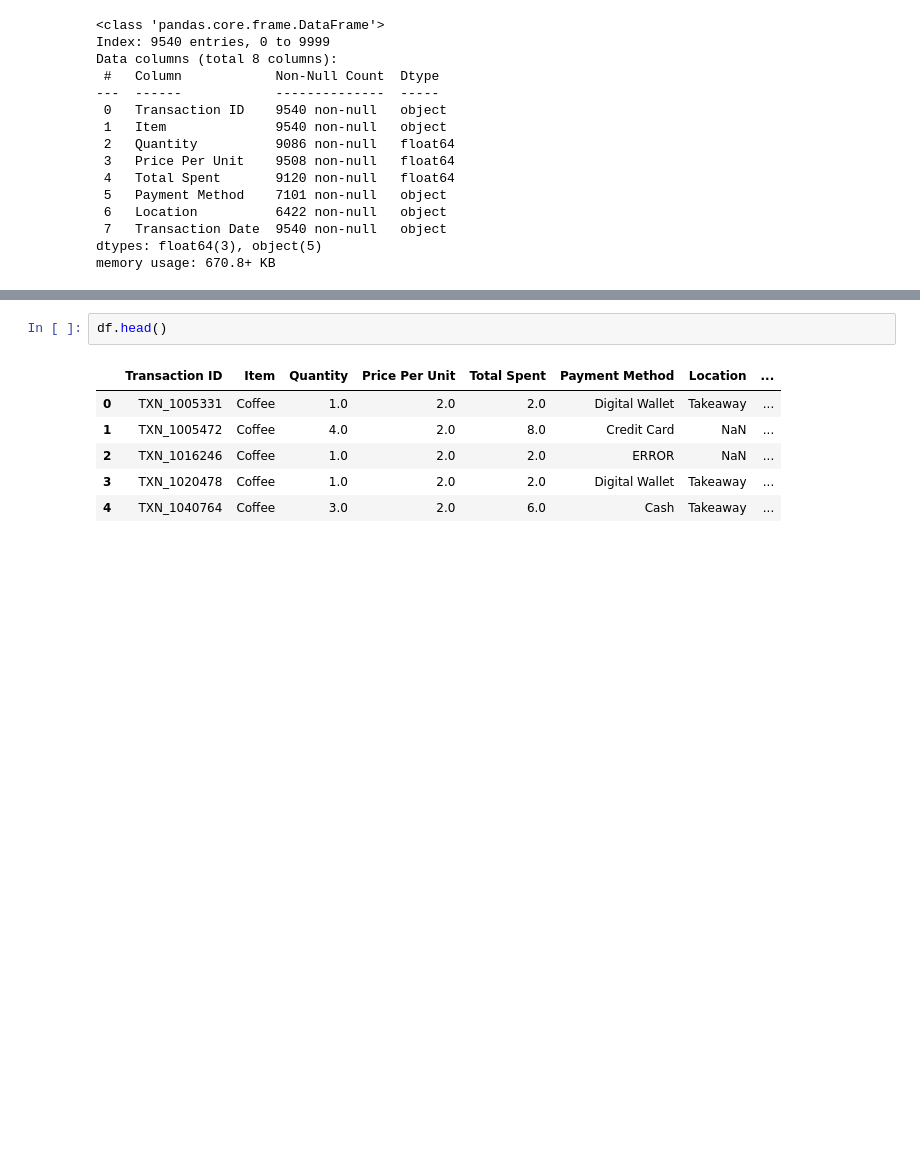
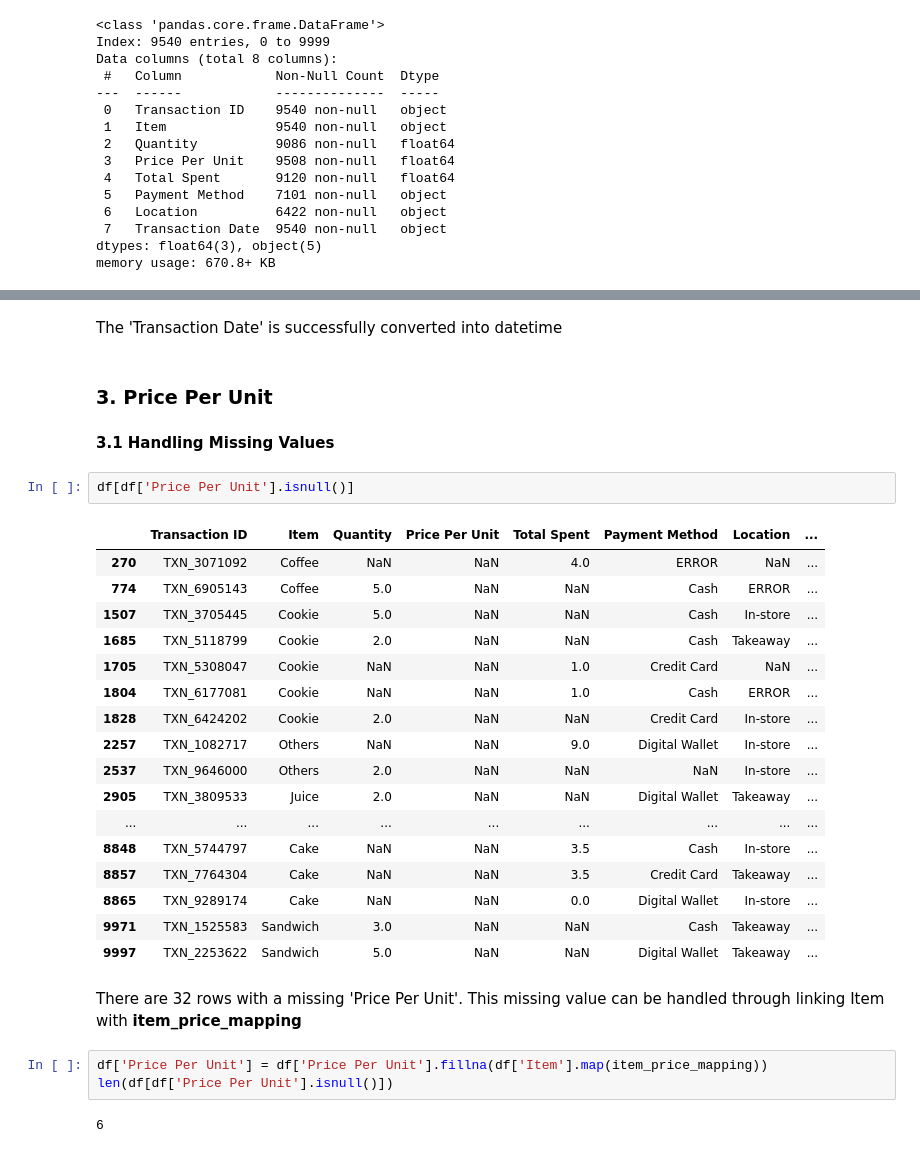
Before and after one commit to jeeenss/Data-Analysis-with-Python, a Jupyter notebook: Cafe_Sales/cafe_sales_analysis.ipynb, the cells around one changed output, grey strips where cells are left out. Drawn from its saved outputs; the diff is of its cells as text; blank space fills up the shorter version.

Commit message:
added data cleansing code on Transaction Date, Price Per Unit, Quantity, and Total Spent

```diff
--- a/Cafe_Sales/cafe_sales_analysis.ipynb
+++ b/Cafe_Sales/cafe_sales_analysis.ipynb
@@ -520,9 +536,33 @@ df.info()
-# %%
-df.head()
-# %% [output]
-|  | Transaction ID | Item | Quantity | Price Per Unit | Total Spent | Payment Method | Location | ... |
-| 0 | TXN_1005331 | Coffee | 1.0 | 2.0 | 2.0 | Digital Wallet | Takeaway | ... |
-| 1 | TXN_1005472 | Coffee | 4.0 | 2.0 | 8.0 | Credit Card | NaN | ... |
-| 2 | TXN_1016246 | Coffee | 1.0 | 2.0 | 2.0 | ERROR | NaN | ... |
-| 3 | TXN_1020478 | Coffee | 1.0 | 2.0 | 2.0 | Digital Wallet | Takeaway | ... |
-| 4 | TXN_1040764 | Coffee | 3.0 | 2.0 | 6.0 | Cash | Takeaway | ... |
+# %% [markdown]
+The 'Transaction Date' is successfully converted into datetime
+# %% [markdown]
+### 3. Price Per Unit ###
+# %% [markdown]
+**3.1 Handling Missing Values**
+# %%
+df[df['Price Per Unit'].isnull()]
+# %% [output]
+|  | Transaction ID | Item | Quantity | Price Per Unit | Total Spent | Payment Method | Location | ... |
+| 270 | TXN_3071092 | Coffee | NaN | NaN | 4.0 | ERROR | NaN | ... |
+| 774 | TXN_6905143 | Coffee | 5.0 | NaN | NaN | Cash | ERROR | ... |
+| 1507 | TXN_3705445 | Cookie | 5.0 | NaN | NaN | Cash | In-store | ... |
+| 1685 | TXN_5118799 | Cookie | 2.0 | NaN | NaN | Cash | Takeaway | ... |
+| 1705 | TXN_5308047 | Cookie | NaN | NaN | 1.0 | Credit Card | NaN | ... |
+| 1804 | TXN_6177081 | Cookie | NaN | NaN | 1.0 | Cash | ERROR | ... |
+| 1828 | TXN_6424202 | Cookie | 2.0 | NaN | NaN | Credit Card | In-store | ... |
+| 2257 | TXN_1082717 | Others | NaN | NaN | 9.0 | Digital Wallet | In-store | ... |
+| 2537 | TXN_9646000 | Others | 2.0 | NaN | NaN | NaN | In-store | ... |
+| 2905 | TXN_3809533 | Juice | 2.0 | NaN | NaN | Digital Wallet | Takeaway | ... |
+| ... | ... | ... | ... | ... | ... | ... | ... | ... |
+| 8848 | TXN_5744797 | Cake | NaN | NaN | 3.5 | Cash | In-store | ... |
+| 8857 | TXN_7764304 | Cake | NaN | NaN | 3.5 | Credit Card | Takeaway | ... |
+| 8865 | TXN_9289174 | Cake | NaN | NaN | 0.0 | Digital Wallet | In-store | ... |
+| 9971 | TXN_1525583 | Sandwich | 3.0 | NaN | NaN | Cash | Takeaway | ... |
+| 9997 | TXN_2253622 | Sandwich | 5.0 | NaN | NaN | Digital Wallet | Takeaway | ... |
+# %% [markdown]
+There are 32 rows with a missing 'Price Per Unit'. This missing value can be handled through linking Item with <b>item_price_mapping</b>
+# %%
+df['Price Per Unit'] = df['Price Per Unit'].fillna(df['Item'].map(item_price_mapping))
+len(df[df['Price Per Unit'].isnull()])
+# %% [output]
+6
```
Also changed, not shown: parts of 20 cells of this notebook.
